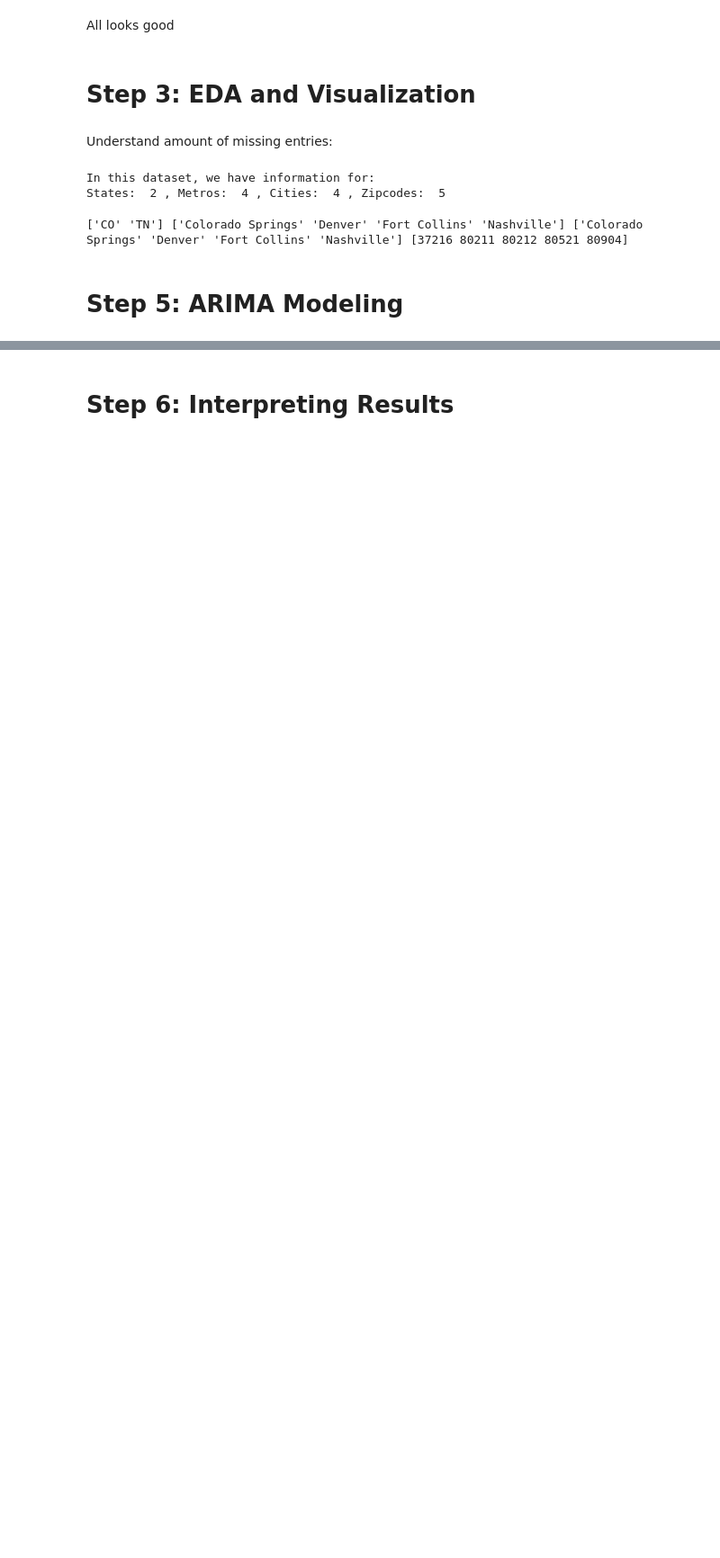
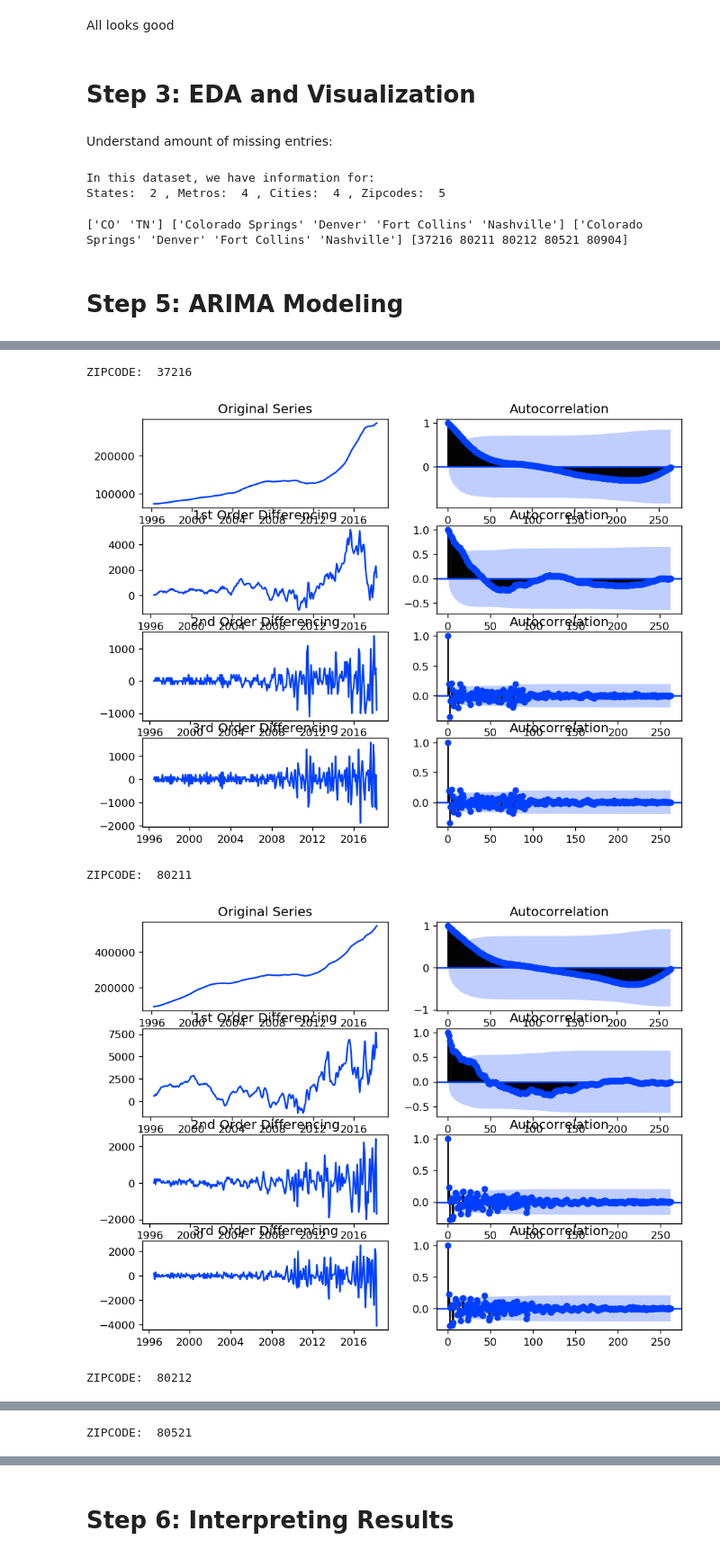
Before and after one commit to tinaprisma/dsc-mod-4-project-online-ds-sp-000, a Jupyter notebook: mod_4_starter_notebook.ipynb, the cells around one changed output, grey strips where cells are left out. Shown at 90% size. Cells and saved outputs as stored; diff of their text form; code cells hidden in the pictures; blank space fills up the shorter version.

```diff
--- a/mod_4_starter_notebook.ipynb
+++ b/mod_4_starter_notebook.ipynb
@@ -450,0 +218,10 @@ sigma2      9.044e+04   9.57e+04      0.945      0.345   -9.72e+04    2.78e+05
+# %%
+from statsmodels.tsa.stattools import adfuller
+from numpy import log
+
+for z in zipcodes:
+    df_z = zip_df[zip_df.RegionName == z]
+    result = adfuller(df_z.value.dropna())
+    print('Zip: ', z)
+    print('ADF Statistic: %f' % result[0])
+    print('p-value: %f' % result[1])
@@ -450,0 +246,34 @@ sigma2      9.044e+04   9.57e+04      0.945      0.345   -9.72e+04    2.78e+05
+# %%
+# check ACF and PACF
+
+plt.rcParams.update({'figure.figsize':(9,7), 'figure.dpi':120})
+from statsmodels.graphics.tsaplots import plot_acf, plot_pacf
+# Import data
+for z in zipcodes:
+    df_z = zip_df[zip_df.RegionName == z]
+# Original Series
+    print('ZIPCODE: ', z)
+    fig, axes = plt.subplots(4, 2)
+    axes[0, 0].plot(df_z.value); axes[0, 0].set_title('Original Series')
+    plot_acf(df_z.value, ax=axes[0, 1])
+
+    # 1st Differencing
+    axes[1, 0].plot(df_z.value.diff()); axes[1, 0].set_title('1st Order Differencing')
+    plot_acf(df_z.value.diff().dropna(), ax=axes[1, 1])
+
+    # 2nd Differencing
+    axes[2, 0].plot(df_z.value.diff().diff()); axes[2, 0].set_title('2nd Order Differencing')
+    plot_acf(df_z.value.diff().diff().dropna(), ax=axes[2, 1])
+
+     # 3nd Differencing
+    axes[3, 0].plot(df_z.value.diff().diff().diff()); axes[3, 0].set_title('3rd Order Differencing')
+    plot_acf(df_z.value.diff().diff().dropna(), ax=axes[3, 1])
+
+
+    plt.show()
+# %% [output]
+ZIPCODE:  37216
+[figure, added]
+ZIPCODE:  80211
+[figure, added]
+ZIPCODE:  80212
@@ -450,0 +281 @@ sigma2      9.044e+04   9.57e+04      0.945      0.345   -9.72e+04    2.78e+05
+ZIPCODE:  80521
```
Also changed, not shown: parts of 16 cells of this notebook.
